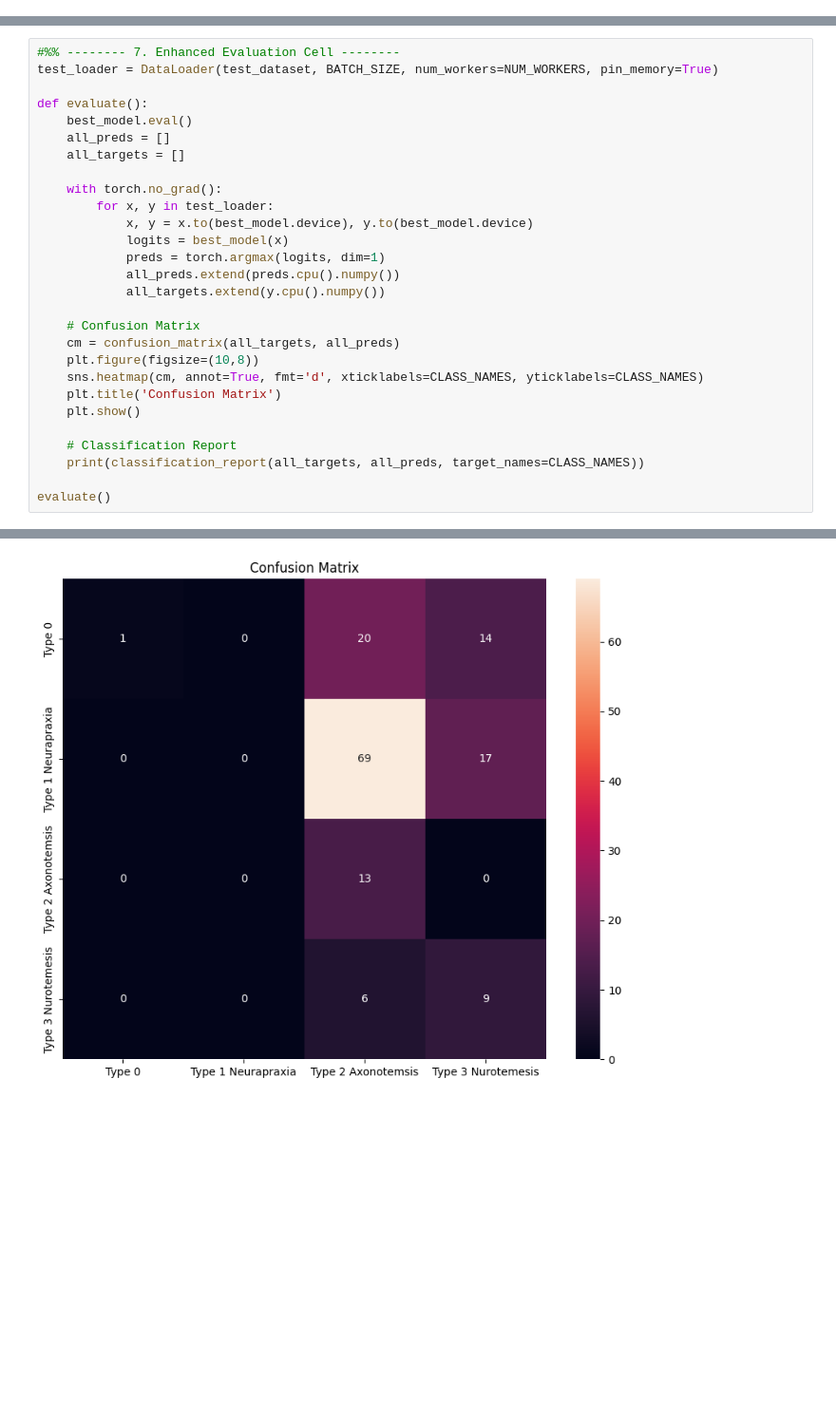
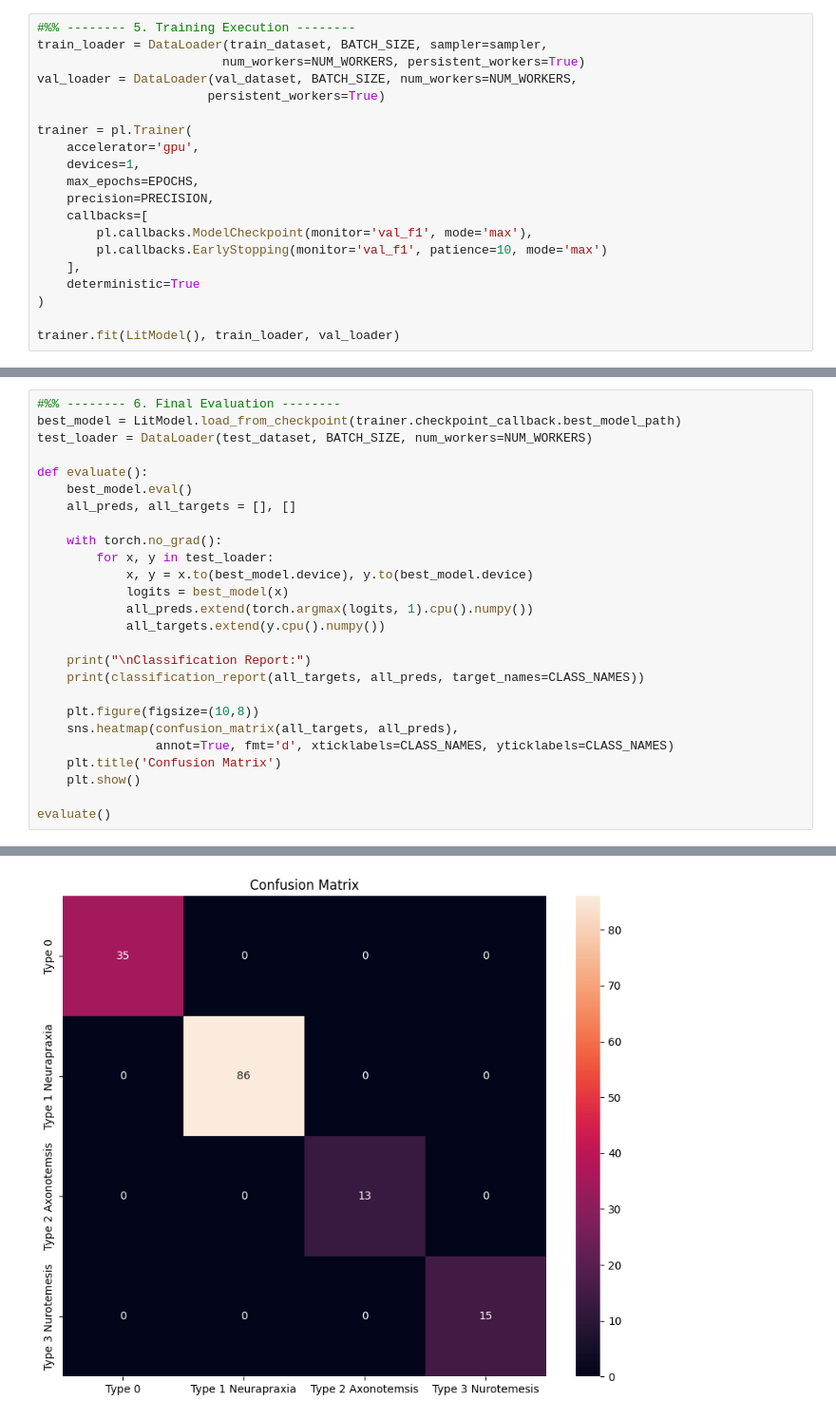
Before and after one commit to Maher1410/Brain-Tumor-Radiology, a Jupyter notebook: ResMTMulti.ipynb, the cells around one changed output, grey strips where cells are left out. Shown at 95% size. Saved outputs shown, nothing was run; the diff lists cells and outputs as text; blank space fills up the shorter version.

```diff
--- a/ResMTMulti.ipynb
+++ b/ResMTMulti.ipynb
@@ -333,0 +211,20 @@ C:\Users\DELL 5540\AppData\Roaming\Python\Python311\site-packages\lightning\fabr
+# %%
+#%% -------- 5. Training Execution --------
+train_loader = DataLoader(train_dataset, BATCH_SIZE, sampler=sampler,
+                         num_workers=NUM_WORKERS, persistent_workers=True)
+val_loader = DataLoader(val_dataset, BATCH_SIZE, num_workers=NUM_WORKERS,
+                       persistent_workers=True)
+
+trainer = pl.Trainer(
+    accelerator='gpu',
+    devices=1,
+    max_epochs=EPOCHS,
+    precision=PRECISION,
+    callbacks=[
+        pl.callbacks.ModelCheckpoint(monitor='val_f1', mode='max'),
+        pl.callbacks.EarlyStopping(monitor='val_f1', patience=10, mode='max')
+    ],
+    deterministic=True
+)
+
+trainer.fit(LitModel(), train_loader, val_loader)
@@ -334,29 +311,27 @@ C:\Users\DELL 5540\AppData\Roaming\Python\Python311\site-packages\lightning\fabr
 # %%
-#%% -------- 7. Enhanced Evaluation Cell --------
-test_loader = DataLoader(test_dataset, BATCH_SIZE, num_workers=NUM_WORKERS, pin_memory=True)
+#%% -------- 6. Final Evaluation --------
+best_model = LitModel.load_from_checkpoint(trainer.checkpoint_callback.best_model_path)
+test_loader = DataLoader(test_dataset, BATCH_SIZE, num_workers=NUM_WORKERS)
 
 def evaluate():
     best_model.eval()
-    all_preds = []
-    all_targets = []
+    all_preds, all_targets = [], []
 
     with torch.no_grad():
         for x, y in test_loader:
             x, y = x.to(best_model.device), y.to(best_model.device)
             logits = best_model(x)
-            preds = torch.argmax(logits, dim=1)
-            all_preds.extend(preds.cpu().numpy())
+            all_preds.extend(torch.argmax(logits, 1).cpu().numpy())
             all_targets.extend(y.cpu().numpy())
 
-    # Confusion Matrix
-    cm = confusion_matrix(all_targets, all_preds)
+    print("\nClassification Report:")
+    print(classification_report(all_targets, all_preds, target_names=CLASS_NAMES))
+
     plt.figure(figsize=(10,8))
-    sns.heatmap(cm, annot=True, fmt='d', xticklabels=CLASS_NAMES, yticklabels=CLASS_NAMES)
+    sns.heatmap(confusion_matrix(all_targets, all_preds),
+                annot=True, fmt='d', xticklabels=CLASS_NAMES, yticklabels=CLASS_NAMES)
     plt.title('Confusion Matrix')
     plt.show()
 
-    # Classification Report
-    print(classification_report(all_targets, all_preds, target_names=CLASS_NAMES))
-
 evaluate()
 # %% [output]
@@ -363 +350 @@ evaluate()
-[figure, old version]
+[figure, new version]
```
Also changed, not shown: parts of 9 cells of this notebook.
